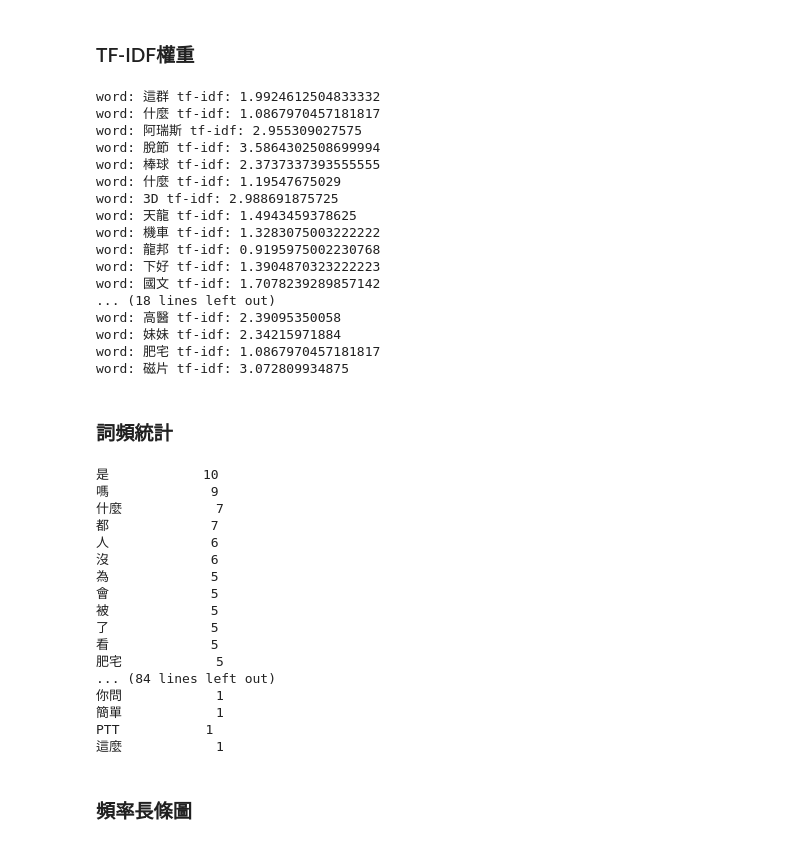
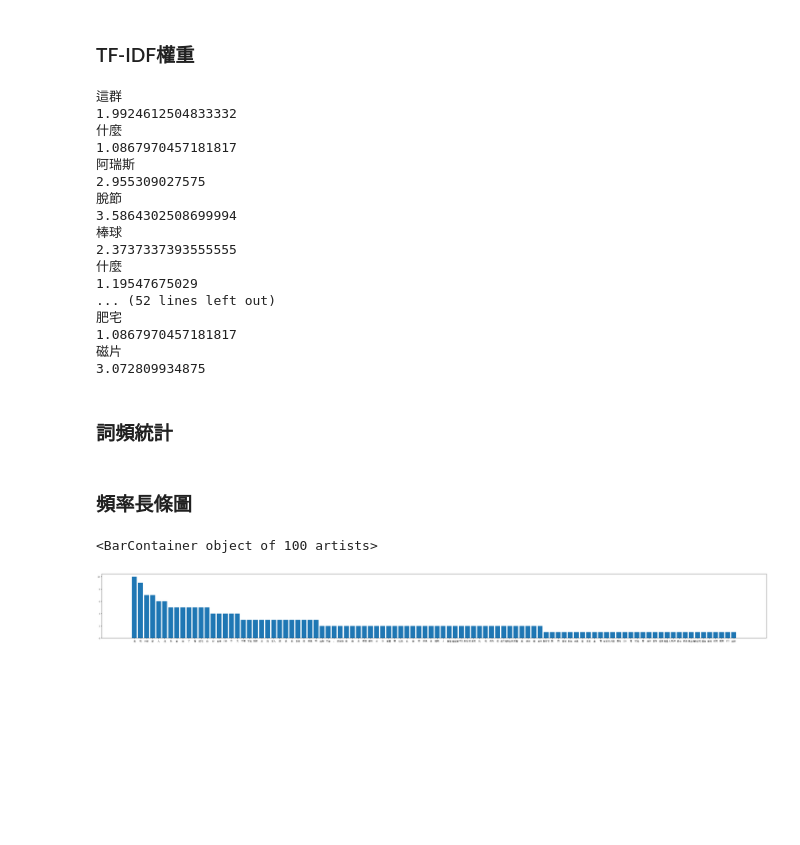
Before and after one commit to YupeiWang/nlp, a Jupyter notebook: HW1.ipynb, the cells around one changed output. Drawn from its saved outputs; the diff is of its cells as text; code cells hidden in the pictures; blank space fills up the shorter version.

```diff
--- a/HW1.ipynb
+++ b/HW1.ipynb
@@ -53,36 +53,41 @@ remove_stop_words:  ['為', '什麼', '聖結石', '會', '被', '酸', '而', '
 # %% [markdown]
 ### TF-IDF權重
 # %%
+tagWordArr = []
+weightArr =[]
 with open(filename,'r',encoding = 'utf-8') as f:
     for line in f.readlines():
         #topK 為返回 TF-IDF 權重最大的關鍵詞(一篇文章一個topK)
         #withWeight 代表是否返回關鍵字權重值，默認為 False
         tags = jieba.analyse.extract_tags(line, topK=1, withWeight=True)
-
         for tag in tags:
-            print('word:', tag[0], 'tf-idf:', tag[1])
+            #print('word:', tag[0], 'tf-idf:', tag[1])
+            print(tag[0])
+            print(tag[1])
 # %% [output]
-word: 這群 tf-idf: 1.9924612504833332
-word: 什麼 tf-idf: 1.0867970457181817
-word: 阿瑞斯 tf-idf: 2.955309027575
-word: 脫節 tf-idf: 3.5864302508699994
-word: 棒球 tf-idf: 2.3737337393555555
-word: 什麼 tf-idf: 1.19547675029
-word: 3D tf-idf: 2.988691875725
-word: 天龍 tf-idf: 1.4943459378625
-word: 機車 tf-idf: 1.3283075003222222
-word: 龍邦 tf-idf: 0.9195975002230768
-word: 下好 tf-idf: 1.3904870323222223
-word: 國文 tf-idf: 1.7078239289857142
-... (18 lines left out)
-word: 高醫 tf-idf: 2.39095350058
-word: 妹妹 tf-idf: 2.34215971884
-word: 肥宅 tf-idf: 1.0867970457181817
-word: 磁片 tf-idf: 3.072809934875
+這群
+1.9924612504833332
+什麼
+1.0867970457181817
+阿瑞斯
+2.955309027575
+脫節
+3.5864302508699994
+棒球
+2.3737337393555555
+什麼
+1.19547675029
+... (52 lines left out)
+肥宅
+1.0867970457181817
+磁片
+3.072809934875
 # %% [markdown]
 ### 詞頻統計
 # %%
 new={}
+wordArr = []
+countArr =[]
 #通過對程式的檢查，對程式進行完善
 for word in string1:
     # 對原來的字典new中判斷是否有rword這個人，沒有就返回0，
@@ -93,24 +98,8 @@ item=list(new.items())
 item.sort(key=lambda x:x[1],reverse=True)
 for i in range(100):
     word,count=item[i]
-    print("{0:<10}{1:>5}".format(word,count))
+    wordArr.append(word)
+    countArr.append(count)
+    #print("{0:<10}{1:>5}".format(word,count))
-# %% [output]
-是            10
-嗎             9
-什麼            7
-都             7
-人             6
-沒             6
-為             5
-會             5
-被             5
-了             5
-看             5
-肥宅            5
-... (84 lines left out)
-你問            1
-簡單            1
-PTT           1
-這麼            1
 # %% [markdown]
 ### 頻率長條圖
@@ -121,0 +106,11 @@ plt.bar(x, class_a, label = 'class_a')
+# %%
+import matplotlib.pyplot as plt
+import matplotlib
+matplotlib.rc("font",family='SimSun')
+#x = [1,2,3,4,5,6,7,8,9,10]
+plt.figure(figsize=(50,5))
+#plt.bar(x, countArr, label = 'wordArr')
+plt.bar(wordArr, countArr, label = 'wordArr')
+# %% [output]
+<BarContainer object of 100 artists>
+[figure, added]
```
Also changed, not shown: parts of 1 cell of this notebook.
